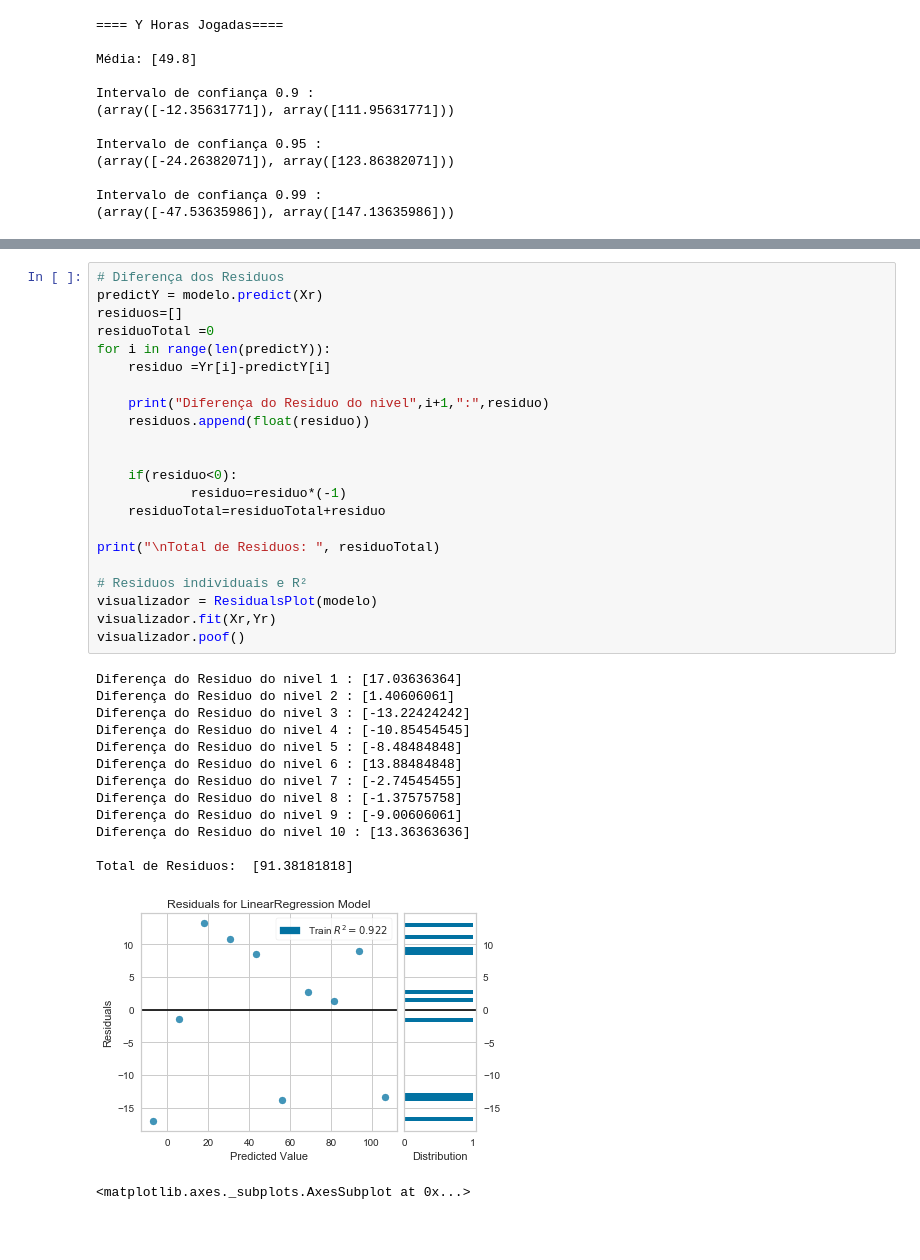
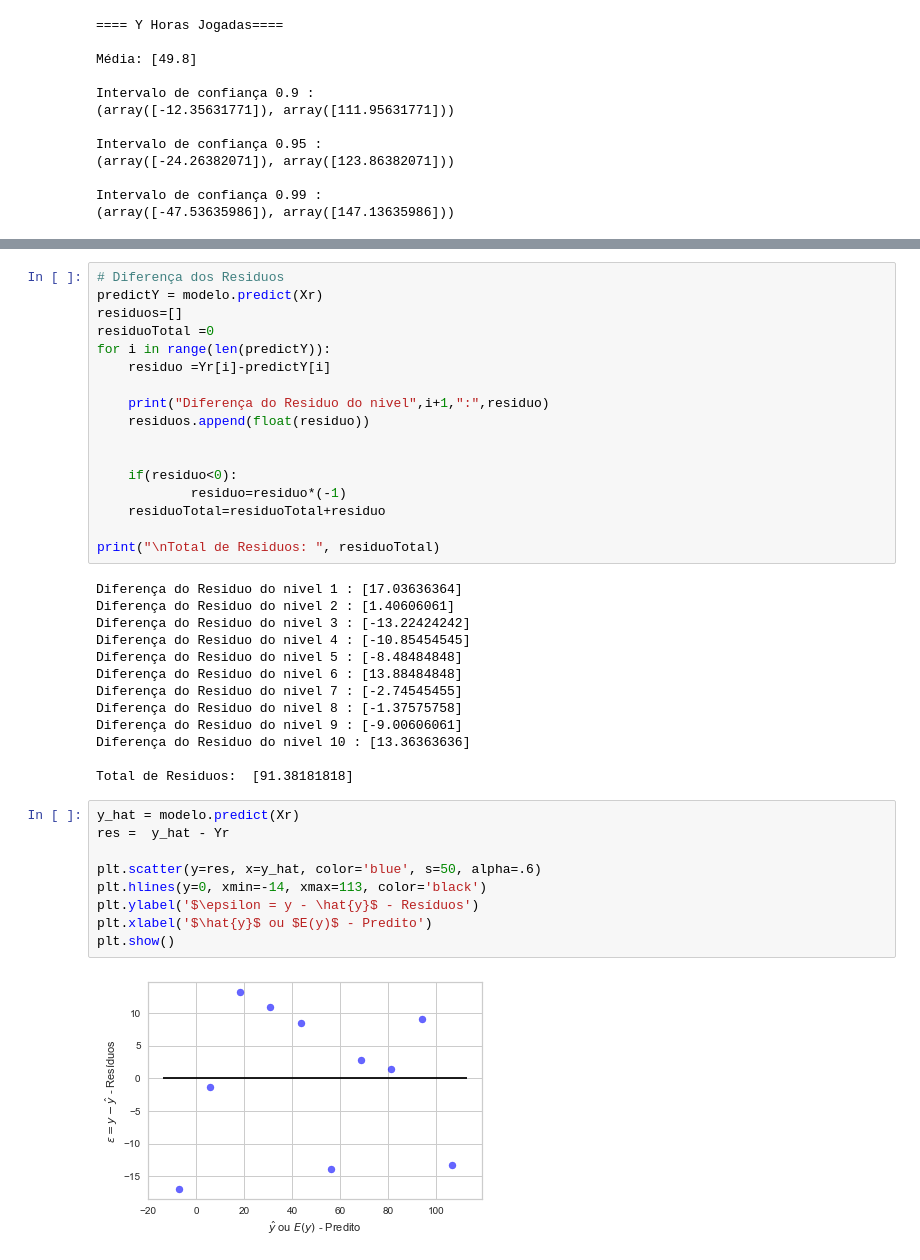
Before and after one commit to ArtFicer/PGCC-MQ, a Jupyter notebook: MQ05/MQ05.ipynb, the cells around one changed output, grey strips where cells are left out. Saved outputs shown, nothing was run; the diff lists cells and outputs as text; blank space fills up the shorter version.

```diff
--- a/MQ05/MQ05.ipynb
+++ b/MQ05/MQ05.ipynb
@@ -294,11 +314,6 @@ for i in range(len(predictY)):
     residuoTotal=residuoTotal+residuo
 
 print("\nTotal de Residuos: ", residuoTotal)
-
-# Residuos individuais e R²
-visualizador = ResidualsPlot(modelo)
-visualizador.fit(Xr,Yr)
-visualizador.poof()
 # %% [output]
 Diferença do Residuo do nivel 1 : [17.03636364]
 Diferença do Residuo do nivel 2 : [1.40606061]
@@ -312,5 +327,14 @@ Diferença do Residuo do nivel 9 : [-9.00606061]
 Diferença do Residuo do nivel 10 : [13.36363636]
 
 Total de Residuos:  [91.38181818]
-[figure, removed]
-<matplotlib.axes._subplots.AxesSubplot at 0x...>
+# %%
+y_hat = modelo.predict(Xr)
+res =  y_hat - Yr
+
+plt.scatter(y=res, x=y_hat, color='blue', s=50, alpha=.6)
+plt.hlines(y=0, xmin=-14, xmax=113, color='black')
+plt.ylabel('$\epsilon = y - \hat{y}$ - Resíduos')
+plt.xlabel('$\hat{y}$ ou $E(y)$ - Predito')
+plt.show()
+# %% [output]
+[figure, added]
```
Also changed, not shown: parts of 13 cells of this notebook.
